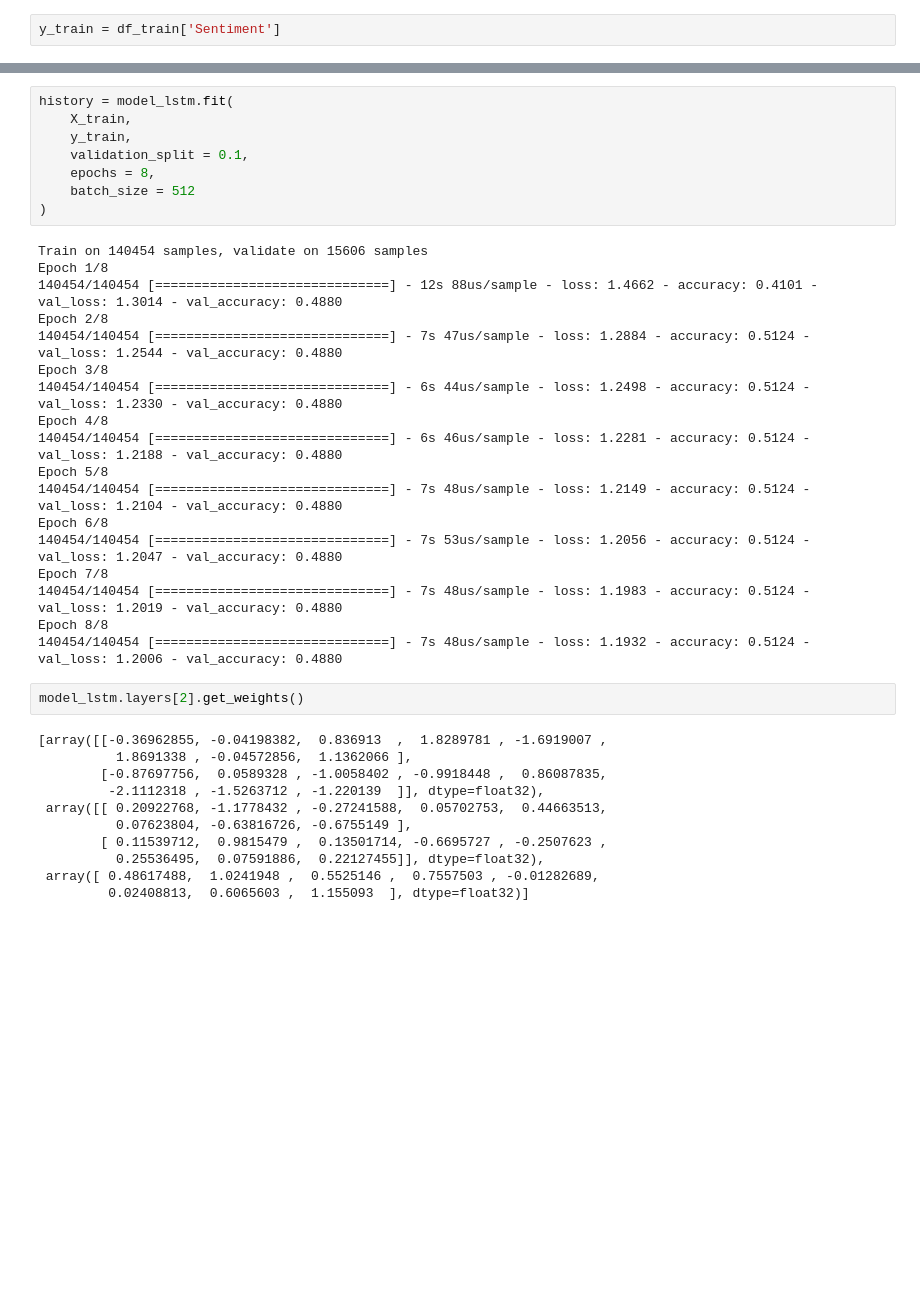
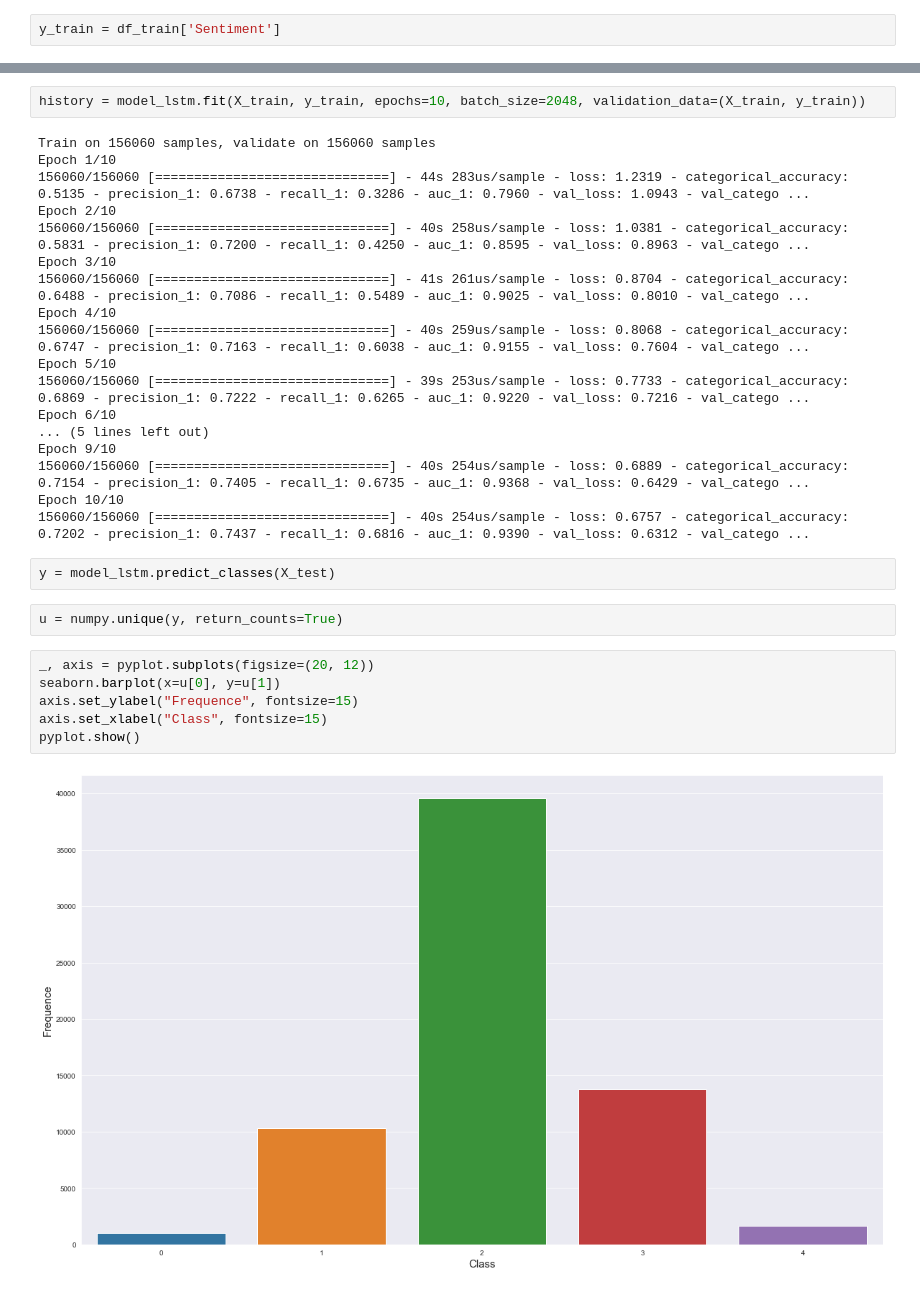
Before and after one commit to luizhemelo/AAP_ProjetoFinal, a Jupyter notebook: LT-LSTM/Prunnable LSTM.ipynb, the cells around one changed output, grey strips where cells are left out. Cells and saved outputs as stored; diff of their text form; blank space fills up the shorter version.

```diff
--- a/LT-LSTM/Prunnable LSTM.ipynb
+++ b/LT-LSTM/Prunnable LSTM.ipynb
@@ -189,39 +139,32 @@ lstm.weights
 # %%
-history = model_lstm.fit(
-    X_train,
-    y_train,
-    validation_split = 0.1,
-    epochs = 8,
-    batch_size = 512
-)
+history = model_lstm.fit(X_train, y_train, epochs=10, batch_size=2048, validation_data=(X_train, y_train))
 # %% [output]
-Train on 140454 samples, validate on 15606 samples
-Epoch 1/8
-140454/140454 [==============================] - 12s 88us/sample - loss: 1.4662 - accuracy: 0.4101 - val_loss: 1.3014 - val_accuracy: 0.4880
-Epoch 2/8
-140454/140454 [==============================] - 7s 47us/sample - loss: 1.2884 - accuracy: 0.5124 - val_loss: 1.2544 - val_accuracy: 0.4880
-Epoch 3/8
-140454/140454 [==============================] - 6s 44us/sample - loss: 1.2498 - accuracy: 0.5124 - val_loss: 1.2330 - val_accuracy: 0.4880
-Epoch 4/8
-140454/140454 [==============================] - 6s 46us/sample - loss: 1.2281 - accuracy: 0.5124 - val_loss: 1.2188 - val_accuracy: 0.4880
-Epoch 5/8
-140454/140454 [==============================] - 7s 48us/sample - loss: 1.2149 - accuracy: 0.5124 - val_loss: 1.2104 - val_accuracy: 0.4880
-Epoch 6/8
-140454/140454 [==============================] - 7s 53us/sample - loss: 1.2056 - accuracy: 0.5124 - val_loss: 1.2047 - val_accuracy: 0.4880
-Epoch 7/8
-140454/140454 [==============================] - 7s 48us/sample - loss: 1.1983 - accuracy: 0.5124 - val_loss: 1.2019 - val_accuracy: 0.4880
-Epoch 8/8
-140454/140454 [==============================] - 7s 48us/sample - loss: 1.1932 - accuracy: 0.5124 - val_loss: 1.2006 - val_accuracy: 0.4880
+Train on 156060 samples, validate on 156060 samples
+Epoch 1/10
+156060/156060 [==============================] - 44s 283us/sample - loss: 1.2319 - categorical_accuracy: 0.5135 - precision_1: 0.6738 - recall_1: 0.3286 - auc_1: 0.7960 - val_loss: 1.0943 - val_catego ...
+Epoch 2/10
+156060/156060 [==============================] - 40s 258us/sample - loss: 1.0381 - categorical_accuracy: 0.5831 - precision_1: 0.7200 - recall_1: 0.4250 - auc_1: 0.8595 - val_loss: 0.8963 - val_catego ...
+Epoch 3/10
+156060/156060 [==============================] - 41s 261us/sample - loss: 0.8704 - categorical_accuracy: 0.6488 - precision_1: 0.7086 - recall_1: 0.5489 - auc_1: 0.9025 - val_loss: 0.8010 - val_catego ...
+Epoch 4/10
+156060/156060 [==============================] - 40s 259us/sample - loss: 0.8068 - categorical_accuracy: 0.6747 - precision_1: 0.7163 - recall_1: 0.6038 - auc_1: 0.9155 - val_loss: 0.7604 - val_catego ...
+Epoch 5/10
+156060/156060 [==============================] - 39s 253us/sample - loss: 0.7733 - categorical_accuracy: 0.6869 - precision_1: 0.7222 - recall_1: 0.6265 - auc_1: 0.9220 - val_loss: 0.7216 - val_catego ...
+Epoch 6/10
+... (5 lines left out)
+Epoch 9/10
+156060/156060 [==============================] - 40s 254us/sample - loss: 0.6889 - categorical_accuracy: 0.7154 - precision_1: 0.7405 - recall_1: 0.6735 - auc_1: 0.9368 - val_loss: 0.6429 - val_catego ...
+Epoch 10/10
+156060/156060 [==============================] - 40s 254us/sample - loss: 0.6757 - categorical_accuracy: 0.7202 - precision_1: 0.7437 - recall_1: 0.6816 - auc_1: 0.9390 - val_loss: 0.6312 - val_catego ...
-# %%
-model_lstm.layers[2].get_weights()
-# %% [output]
-[array([[-0.36962855, -0.04198382,  0.836913  ,  1.8289781 , -1.6919007 ,
-          1.8691338 , -0.04572856,  1.1362066 ],
-        [-0.87697756,  0.0589328 , -1.0058402 , -0.9918448 ,  0.86087835,
-         -2.1112318 , -1.5263712 , -1.220139  ]], dtype=float32),
- array([[ 0.20922768, -1.1778432 , -0.27241588,  0.05702753,  0.44663513,
-          0.07623804, -0.63816726, -0.6755149 ],
-        [ 0.11539712,  0.9815479 ,  0.13501714, -0.6695727 , -0.2507623 ,
-          0.25536495,  0.07591886,  0.22127455]], dtype=float32),
- array([ 0.48617488,  1.0241948 ,  0.5525146 ,  0.7557503 , -0.01282689,
-         0.02408813,  0.6065603 ,  1.155093  ], dtype=float32)]
+# %%
+y = model_lstm.predict_classes(X_test)
+# %%
+u = numpy.unique(y, return_counts=True)
+# %%
+_, axis = pyplot.subplots(figsize=(20, 12))
+seaborn.barplot(x=u[0], y=u[1])
+axis.set_ylabel("Frequence", fontsize=15)
+axis.set_xlabel("Class", fontsize=15)
+pyplot.show()
+# %% [output]
+[figure, added]
```
Also changed, not shown: parts of 21 cells of this notebook.
